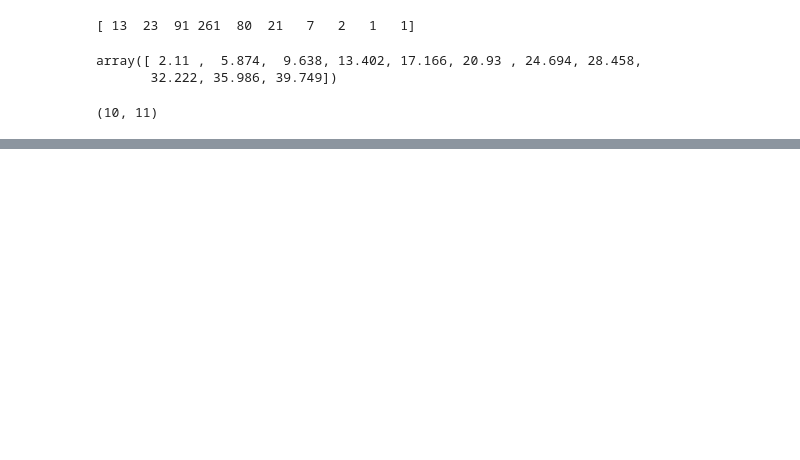
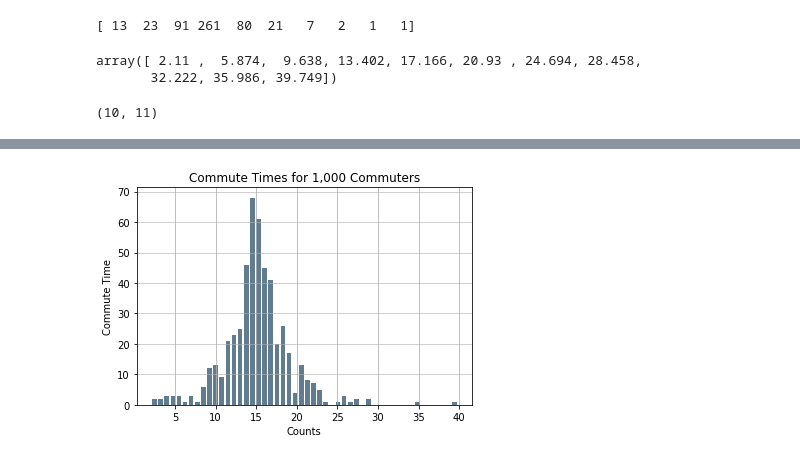
Before and after one commit to rodrigolcocaflores/ThinkStats2, a Jupyter notebook: code/chap02ex.ipynb, the cells around one changed output, grey strips where cells are left out. Cells and saved outputs as stored; diff of their text form; code cells hidden in the pictures; blank space fills up the shorter version.

```diff
--- a/code/chap02ex.ipynb
+++ b/code/chap02ex.ipynb
@@ -416,0 +448,17 @@ hist.size, bin_edges.size
+# %%
+import pandas as pd
+
+# Generate data on commute times.
+size, scale = 1000, 10
+commutes = pd.Series(np.random.gamma(scale, size=size) ** 1.5)
+
+d = pd.Series(d)
+
+d.plot.hist(grid=True, bins=50, rwidth=0.75,
+                   color='#607c8e')
+plt.title('Commute Times for 1,000 Commuters')
+plt.xlabel('Counts')
+plt.ylabel('Commute Time')
+plt.grid(axis='y', alpha=0.75)
+# %% [output]
+[figure, added]
```
Also changed, not shown: parts of 18 cells of this notebook.
